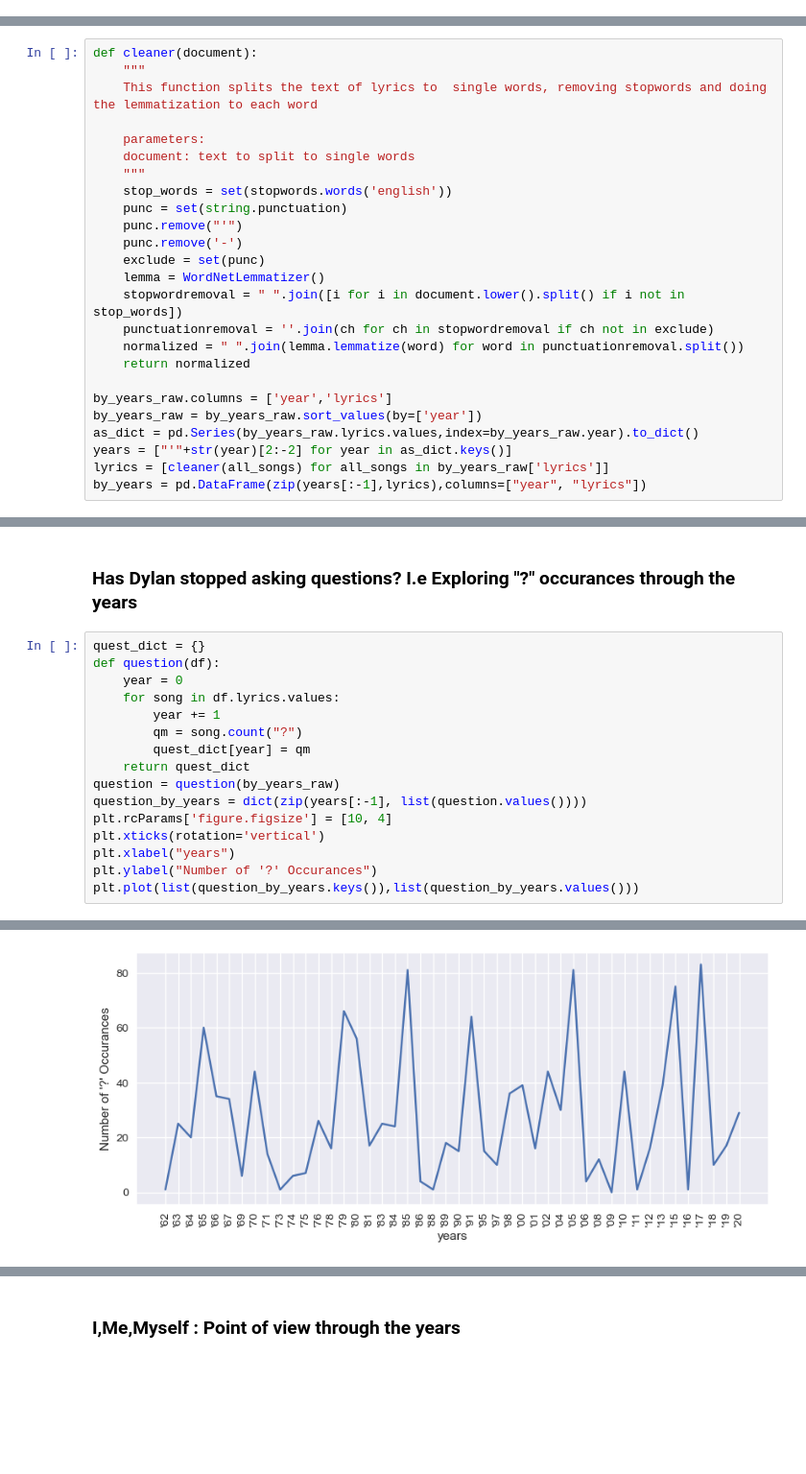
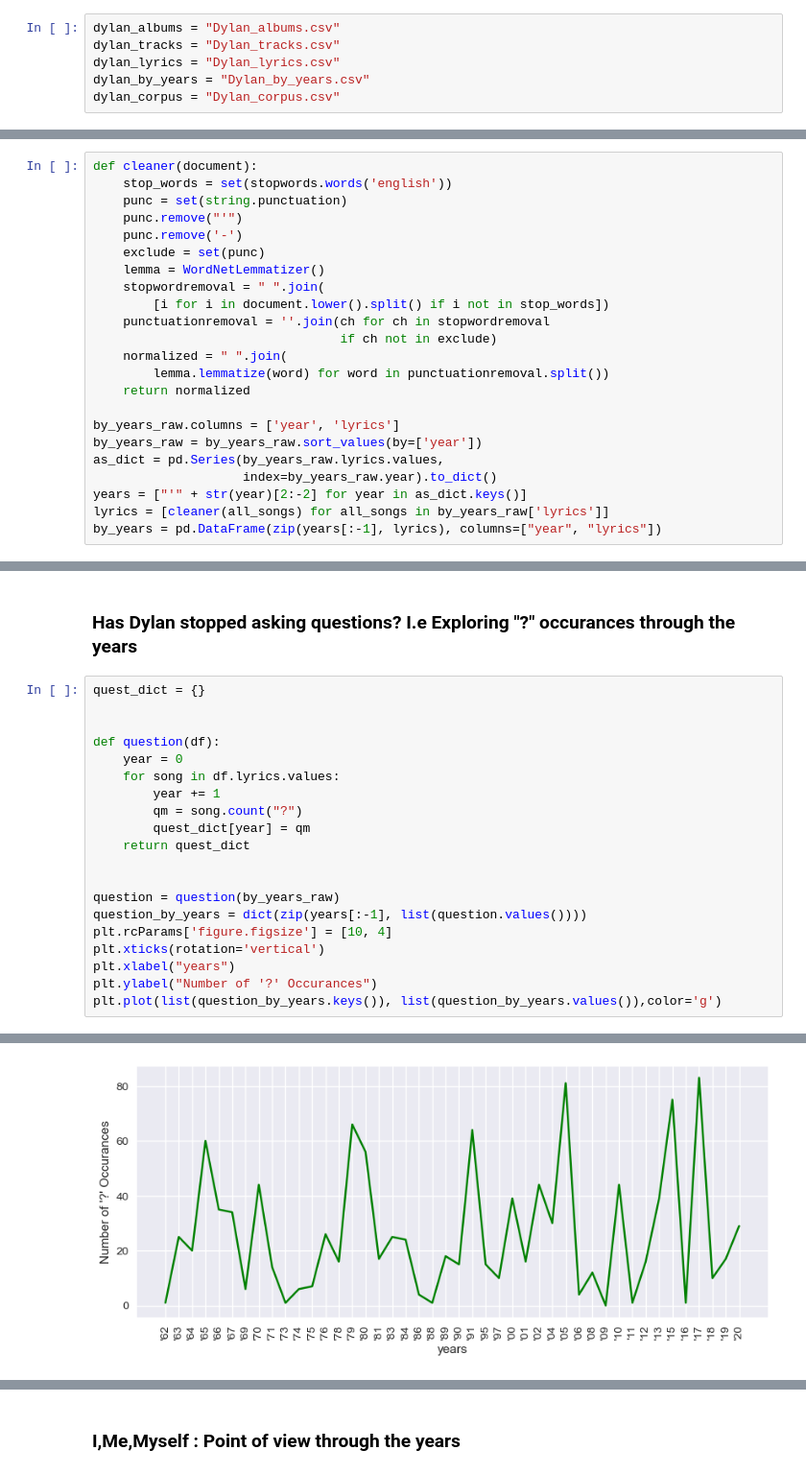
Before and after one commit to jatanjay/Song-and-Dance-Man-, a Jupyter notebook: SongandDanceMan.ipynb, the cells around one changed output, grey strips where cells are left out. Shown at 96% size. Drawn from its saved outputs; the diff is of its cells as text; blank space fills up the shorter version.

```diff
--- a/SongandDanceMan.ipynb
+++ b/SongandDanceMan.ipynb
@@ -84,3 +71,9 @@ dylan_corpus = r"C:/Users/jayes/PycharmProjects/SongandDanceMan/Final_final_fina
+# %%
+dylan_albums = "Dylan_albums.csv"
+dylan_tracks = "Dylan_tracks.csv"
+dylan_lyrics = "Dylan_lyrics.csv"
+dylan_by_years = "Dylan_by_years.csv"
+dylan_corpus = "Dylan_corpus.csv"
 # %%
 albums = pd.read_csv(dylan_albums)
 tracks = pd.read_csv(dylan_tracks)
@@ -147,28 +142,26 @@ plt.rcParams['figure.dpi'] = 200
 ### Text cleaning, DataFrame generation etc.
 # %%
 def cleaner(document):
-    """
-    This function splits the text of lyrics to  single words, removing stopwords and doing the lemmatization to each word
-
-    parameters:
-    document: text to split to single words
-    """
     stop_words = set(stopwords.words('english'))
     punc = set(string.punctuation)
     punc.remove("'")
     punc.remove('-')
     exclude = set(punc)
     lemma = WordNetLemmatizer()
-    stopwordremoval = " ".join([i for i in document.lower().split() if i not in stop_words])
-    punctuationremoval = ''.join(ch for ch in stopwordremoval if ch not in exclude)
-    normalized = " ".join(lemma.lemmatize(word) for word in punctuationremoval.split())
+    stopwordremoval = " ".join(
+        [i for i in document.lower().split() if i not in stop_words])
+    punctuationremoval = ''.join(ch for ch in stopwordremoval
+                                 if ch not in exclude)
+    normalized = " ".join(
+        lemma.lemmatize(word) for word in punctuationremoval.split())
     return normalized
 
-by_years_raw.columns = ['year','lyrics']
+by_years_raw.columns = ['year', 'lyrics']
 by_years_raw = by_years_raw.sort_values(by=['year'])
-as_dict = pd.Series(by_years_raw.lyrics.values,index=by_years_raw.year).to_dict()
-years = ["'"+str(year)[2:-2] for year in as_dict.keys()]
+as_dict = pd.Series(by_years_raw.lyrics.values,
+                    index=by_years_raw.year).to_dict()
+years = ["'" + str(year)[2:-2] for year in as_dict.keys()]
 lyrics = [cleaner(all_songs) for all_songs in by_years_raw['lyrics']]
-by_years = pd.DataFrame(zip(years[:-1],lyrics),columns=["year", "lyrics"])
+by_years = pd.DataFrame(zip(years[:-1], lyrics), columns=["year", "lyrics"])
 # %%
 read_corpus = pd.read_csv(dylan_corpus)
@@ -448,20 +482,24 @@ plt_wrd(word_length)
 ### Has Dylan stopped asking questions? I.e Exploring "?" occurances through the years
 # %%
 quest_dict = {}
+
+
 def question(df):
     year = 0
     for song in df.lyrics.values:
         year += 1
         qm = song.count("?")
         quest_dict[year] = qm
     return quest_dict
+
+
 question = question(by_years_raw)
 question_by_years = dict(zip(years[:-1], list(question.values())))
 plt.rcParams['figure.figsize'] = [10, 4]
 plt.xticks(rotation='vertical')
 plt.xlabel("years")
 plt.ylabel("Number of '?' Occurances")
-plt.plot(list(question_by_years.keys()),list(question_by_years.values()))
+plt.plot(list(question_by_years.keys()), list(question_by_years.values()),color='g')
 # %% [output]
 [<matplotlib.lines.Line2D at 0x...>]
-[figure, old version]
+[figure, new version]
```
Also changed, not shown: parts of 38 cells of this notebook.
